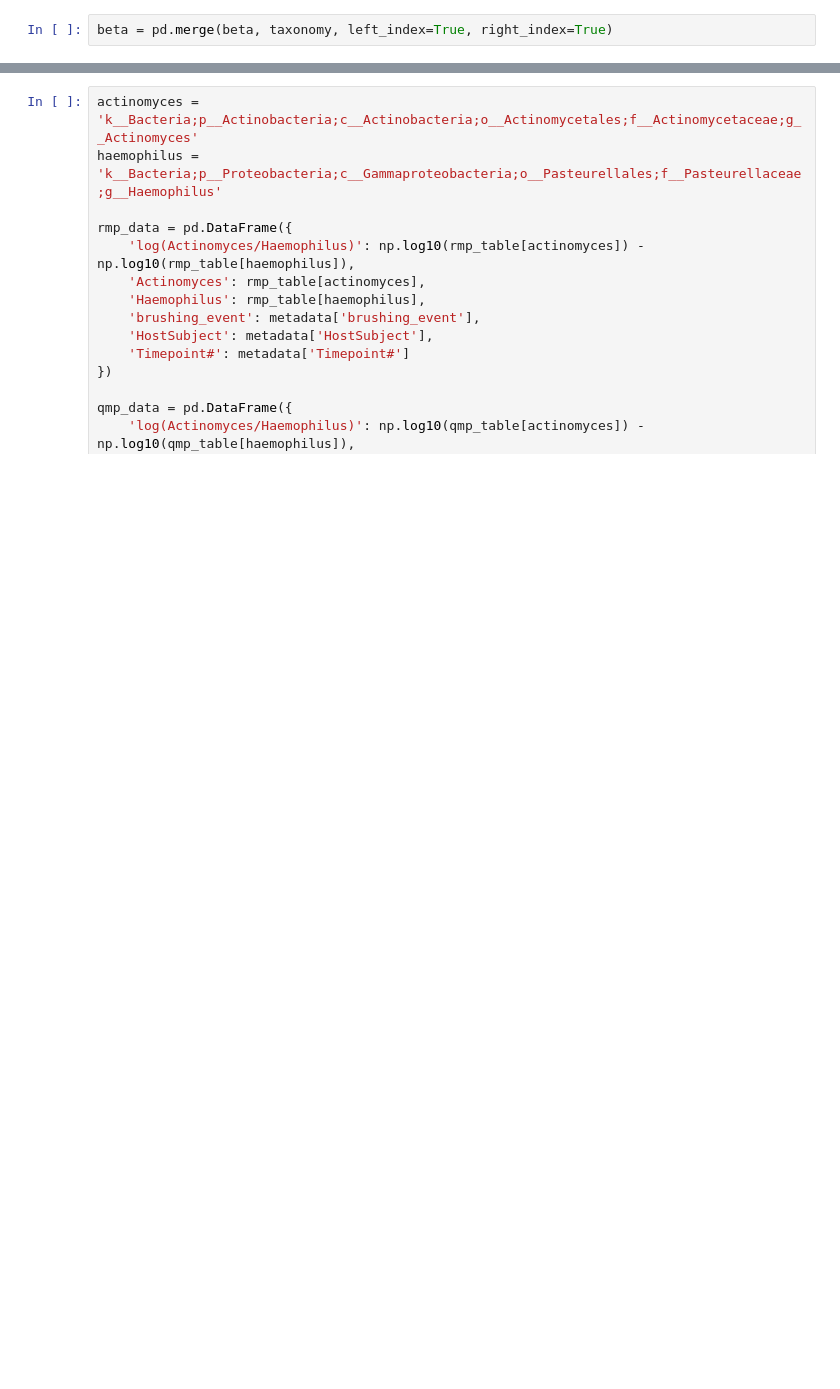
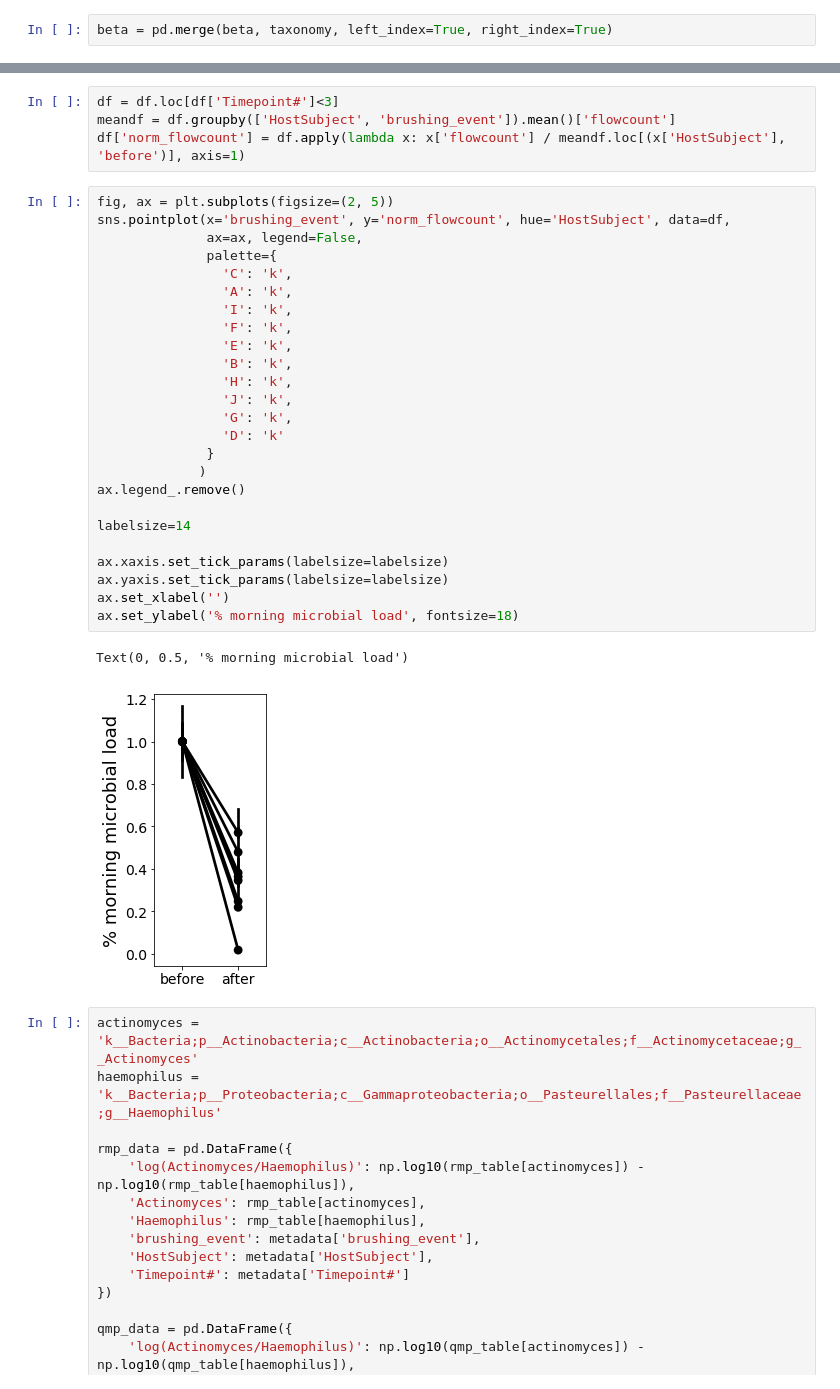
Before and after one commit to knightlab-analyses/reference-frames, a Jupyter notebook: ipynb/Figure2.ipynb, the cells around one changed output, grey strips where cells are left out. Drawn from its saved outputs; the diff is of its cells as text; blank space fills up the shorter version.

```diff
--- a/ipynb/Figure2.ipynb
+++ b/ipynb/Figure2.ipynb
@@ -71,3 +114,35 @@ qmp_table = pd.DataFrame(table.values * flowcount.values.reshape(-1, 1),
+# %%
+df = df.loc[df['Timepoint#']<3]
+meandf = df.groupby(['HostSubject', 'brushing_event']).mean()['flowcount']
+df['norm_flowcount'] = df.apply(lambda x: x['flowcount'] / meandf.loc[(x['HostSubject'], 'before')], axis=1)
+# %%
+fig, ax = plt.subplots(figsize=(2, 5))
+sns.pointplot(x='brushing_event', y='norm_flowcount', hue='HostSubject', data=df,
+              ax=ax, legend=False,
+              palette={
+                'C': 'k',
+                'A': 'k',
+                'I': 'k',
+                'F': 'k',
+                'E': 'k',
+                'B': 'k',
+                'H': 'k',
+                'J': 'k',
+                'G': 'k',
+                'D': 'k'
+              }
+             )
+ax.legend_.remove()
+
+labelsize=14
+
+ax.xaxis.set_tick_params(labelsize=labelsize)
+ax.yaxis.set_tick_params(labelsize=labelsize)
+ax.set_xlabel('')
+ax.set_ylabel('% morning microbial load', fontsize=18)
+# %% [output]
+Text(0, 0.5, '% morning microbial load')
+[figure, added]
 # %%
 actinomyces = 'k__Bacteria;p__Actinobacteria;c__Actinobacteria;o__Actinomycetales;f__Actinomycetaceae;g__Actinomyces'
 haemophilus = 'k__Bacteria;p__Proteobacteria;c__Gammaproteobacteria;o__Pasteurellales;f__Pasteurellaceae;g__Haemophilus'
```
Also changed, not shown: parts of 32 cells of this notebook, 2 other files.
